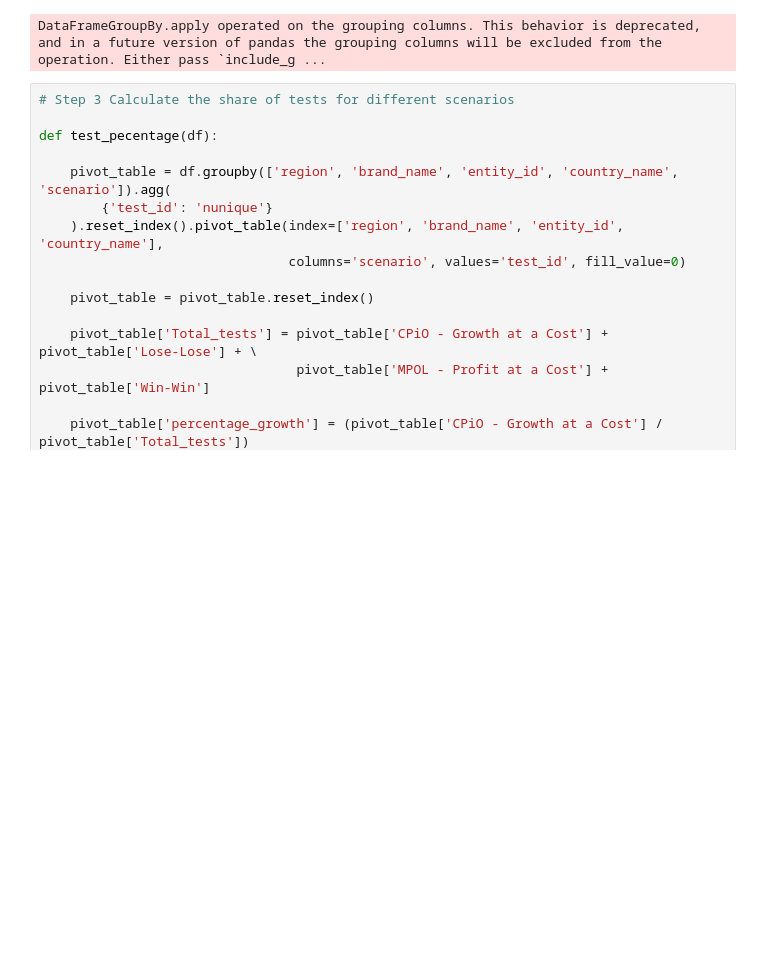
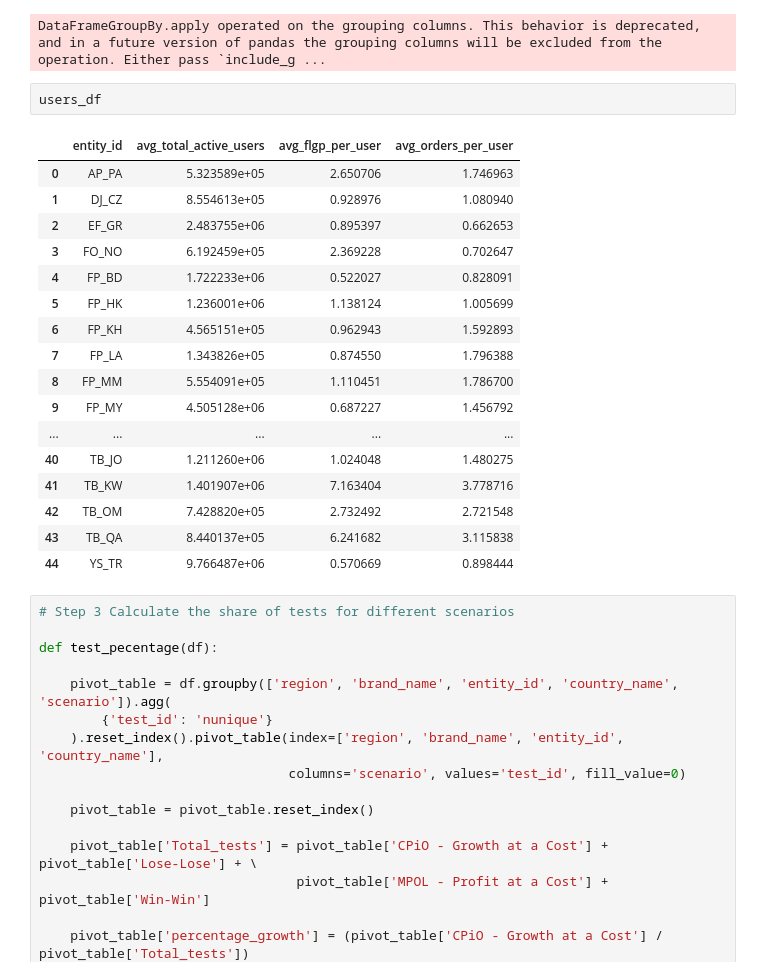
Before and after one commit to shazebasad-dh/https---github.com-deliveryhero-global_pricing, a Jupyter notebook: team/Shazeb/Target_setting/target_setting_final.ipynb, the cells around one changed output. Cells and saved outputs as stored; diff of their text form; blank space fills up the shorter version.

```diff
--- a/team/Shazeb/Target_setting/target_setting_final.ipynb
+++ b/team/Shazeb/Target_setting/target_setting_final.ipynb
@@ -918,6 +926,26 @@ def last_6_months_avg_current_year(group):
 users_df = seasonal_df.groupby('entity_id').apply(last_6_months_avg_current_year).reset_index()
 # %% [output]
 DataFrameGroupBy.apply operated on the grouping columns. This behavior is deprecated, and in a future version of pandas the grouping columns will be excluded from the operation. Either pass `include_g ...
+# %%
+users_df
+# %% [output]
+|  | entity_id | avg_total_active_users | avg_flgp_per_user | avg_orders_per_user |
+| 0 | AP_PA | 5.323589e+05 | 2.650706 | 1.746963 |
+| 1 | DJ_CZ | 8.554613e+05 | 0.928976 | 1.080940 |
+| 2 | EF_GR | 2.483755e+06 | 0.895397 | 0.662653 |
+| 3 | FO_NO | 6.192459e+05 | 2.369228 | 0.702647 |
+| 4 | FP_BD | 1.722233e+06 | 0.522027 | 0.828091 |
+| 5 | FP_HK | 1.236001e+06 | 1.138124 | 1.005699 |
+| 6 | FP_KH | 4.565151e+05 | 0.962943 | 1.592893 |
+| 7 | FP_LA | 1.343826e+05 | 0.874550 | 1.796388 |
+| 8 | FP_MM | 5.554091e+05 | 1.110451 | 1.786700 |
+| 9 | FP_MY | 4.505128e+06 | 0.687227 | 1.456792 |
+| ... | ... | ... | ... | ... |
+| 40 | TB_JO | 1.211260e+06 | 1.024048 | 1.480275 |
+| 41 | TB_KW | 1.401907e+06 | 7.163404 | 3.778716 |
+| 42 | TB_OM | 7.428820e+05 | 2.732492 | 2.721548 |
+| 43 | TB_QA | 8.440137e+05 | 6.241682 | 3.115838 |
+| 44 | YS_TR | 9.766487e+06 | 0.570669 | 0.898444 |
 # %%
 # Step 3 Calculate the share of tests for different scenarios
 
```
Also changed, not shown: parts of 16 cells of this notebook, 5 other files.
